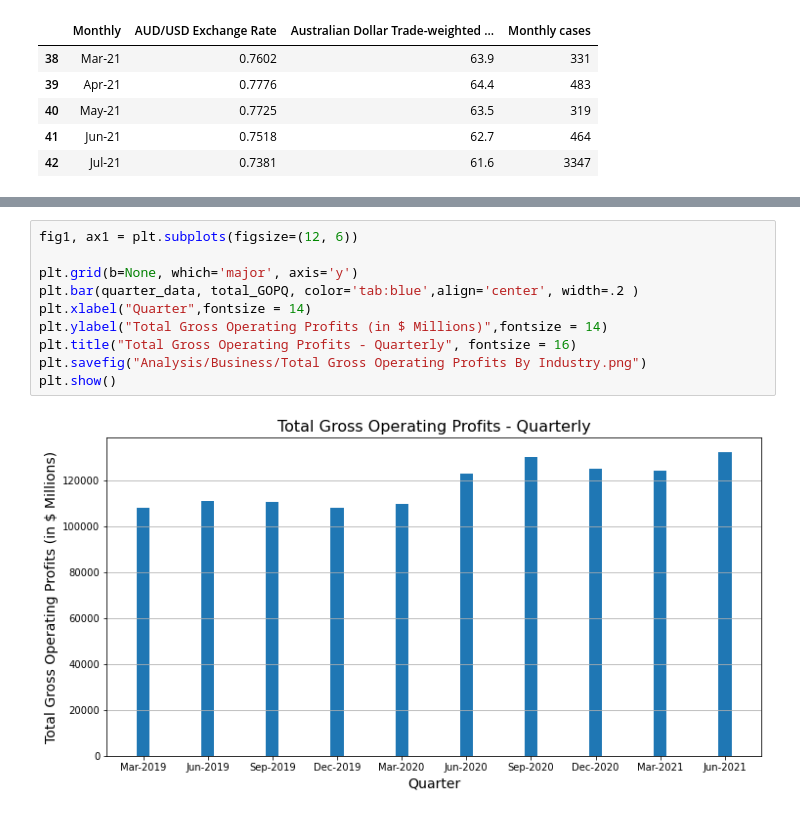
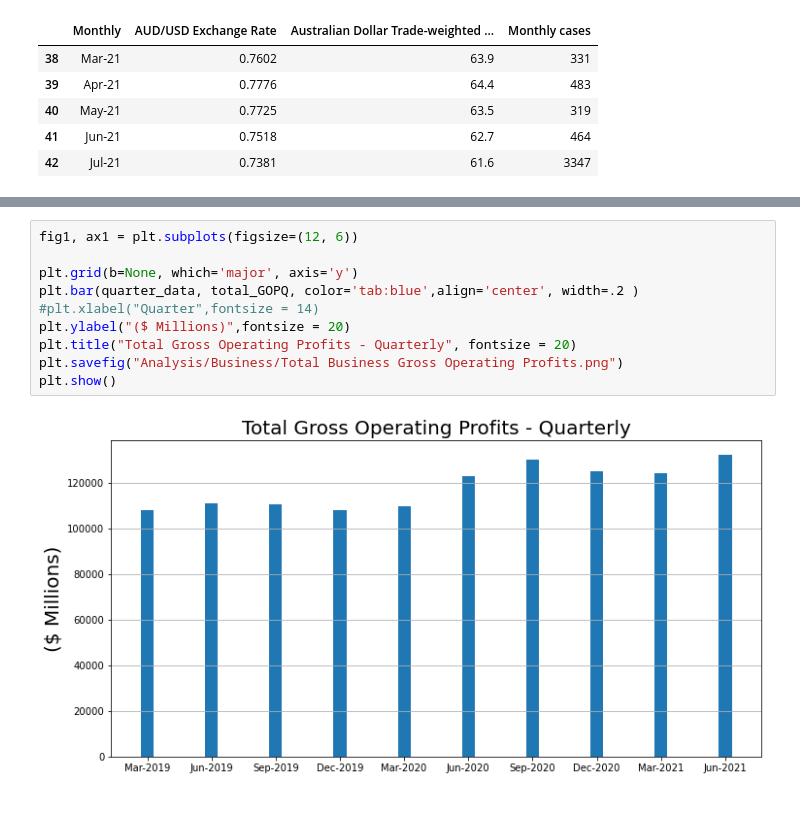
Before and after one commit to itsnameeta/Project-1---Python, a Jupyter notebook: Covid_Impact_Business.ipynb, the cells around one changed output, grey strips where cells are left out. Drawn from its saved outputs; the diff is of its cells as text.

```diff
--- a/Covid_Impact_Business.ipynb
+++ b/Covid_Impact_Business.ipynb
@@ -228,12 +254,12 @@ plt.show()
 # %%
 fig1, ax1 = plt.subplots(figsize=(12, 6))
 
 plt.grid(b=None, which='major', axis='y')
 plt.bar(quarter_data, total_GOPQ, color='tab:blue',align='center', width=.2 )
-plt.xlabel("Quarter",fontsize = 14)
-plt.ylabel("Total Gross Operating Profits (in $ Millions)",fontsize = 14)
-plt.title("Total Gross Operating Profits - Quarterly", fontsize = 16)
-plt.savefig("Analysis/Business/Total Gross Operating Profits By Industry.png")
+#plt.xlabel("Quarter",fontsize = 14)
+plt.ylabel("($ Millions)",fontsize = 20)
+plt.title("Total Gross Operating Profits - Quarterly", fontsize = 20)
+plt.savefig("Analysis/Business/Total Business Gross Operating Profits.png")
 plt.show()
 # %% [output]
-[figure, old version]
+[figure, new version]
```
Also changed, not shown: parts of 6 cells of this notebook, 22 other files.
